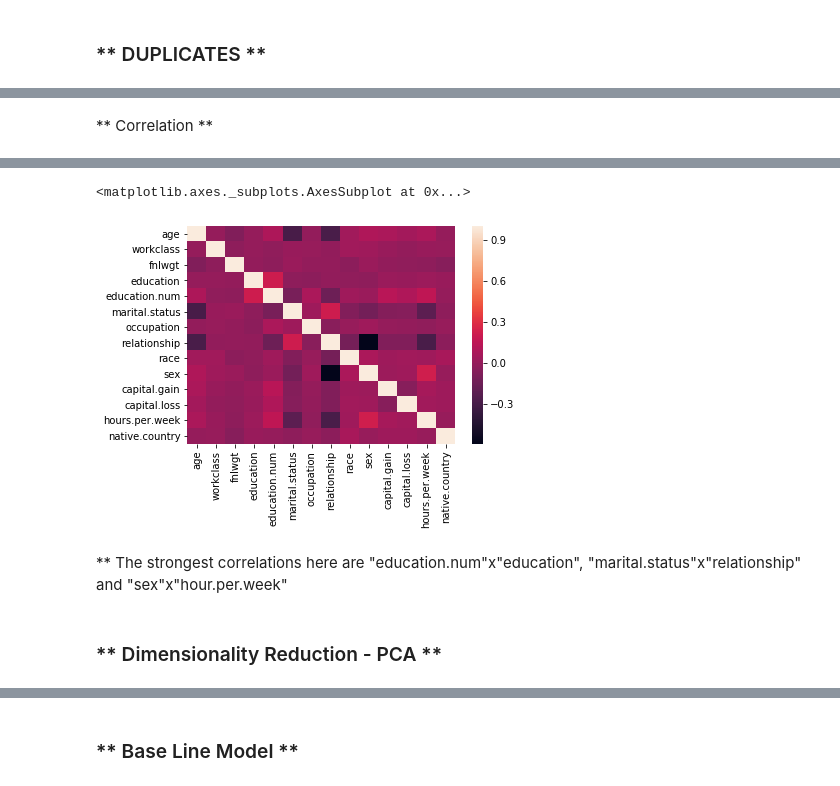
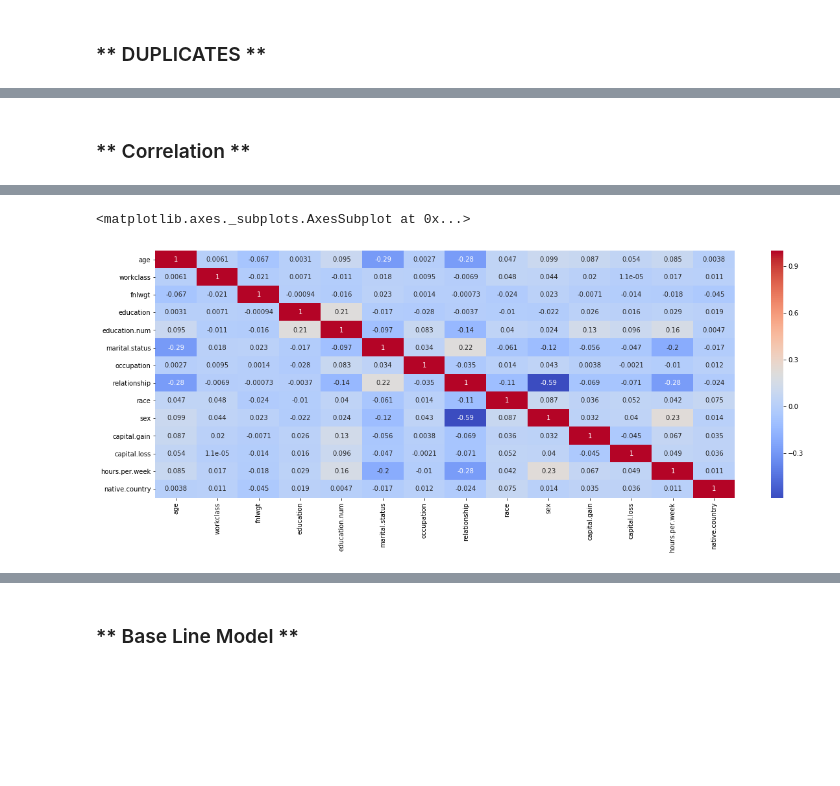
Before and after one commit to joelpires/predictML, a Jupyter notebook: Complete ML Pipeline for Classification Problems. Multiple Classifiers Tested and Tuned. Best Accuracy - 94%..ipynb, the cells around one changed output, grey strips where cells are left out. Saved outputs shown, nothing was run; the diff lists cells and outputs as text; code cells hidden in the pictures; blank space fills up the shorter version.

```diff
--- a/kernel3a07cf686a (2).ipynb
+++ b/Complete ML Pipeline for Classification Problems. Multiple Classifiers Tested and Tuned. Best Accuracy - 94%..ipynb
@@ -591,5 +606,5 @@ X = df.drop('income',axis=1)
 # %% [markdown]
-** Correlation **
+### ** Correlation **
 # %%
 #Simple regression line of various variables in relation to  one other
 #sns.pairplot(X, x_vars = ['capital.loss', 'hours.per.week', 'education.num'], y_vars = 'age', size = 7, aspect = 0.7, kind = 'reg')
@@ -597,6 +612,9 @@ X = df.drop('income',axis=1)
 # Correlation between variables each other. It may take a while, not advised if there are plenty of features
 #sns.pairplot(data = X)
 # %%
-X.corr(method = 'pearson') #it can also be 'spearman' or kendall'
-#df['age'].corr(df['capital.gain']) #to see the correlation between two variables
+plt.subplots(figsize=(20,7))
+sns.heatmap(X.corr(method = 'pearson'),annot=True,cmap='coolwarm') # the method can also be 'spearman' or kendall'
+
+#to see the correlation between just two variables
+#df['age'].corr(df['capital.gain'])
 # %% [output]
@@ -618,9 +621,2 @@ X.corr(method = 'pearson') #it can also be 'spearman' or kendall'
+<matplotlib.axes._subplots.AxesSubplot at 0x...>
+[figure, added]
-# %%
-sns.heatmap(X.corr())
-# %% [output]
-<matplotlib.axes._subplots.AxesSubplot at 0x...>
-[figure, removed]
-# %% [markdown]
-** The strongest correlations here are "education.num"x"education", "marital.status"x"relationship" and "sex"x"hour.per.week"
-# %% [markdown]
-### ** Dimensionality Reduction - PCA **
```
Also changed, not shown: parts of 65 cells of this notebook.
